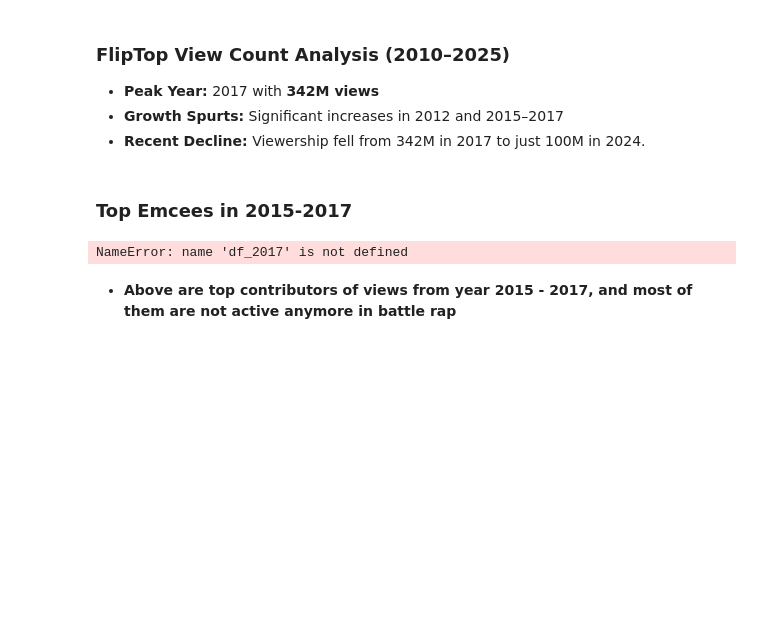
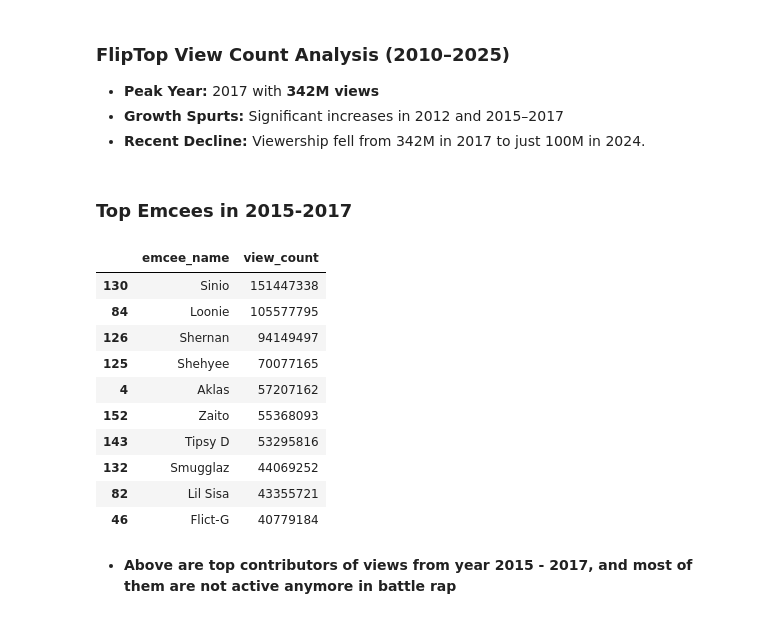
Before and after one commit to robindude8000/fliptop-eda, a Jupyter notebook: eda_notebook.ipynb, the cells around one changed output. Cells and saved outputs as stored; diff of their text form; code cells hidden in the pictures; blank space fills up the shorter version.

```diff
--- a/eda_notebook.ipynb
+++ b/eda_notebook.ipynb
@@ -185,11 +185,21 @@ plt.show()
 ### Top Emcees in 2015-2017
 # %%
 df_1517 = df_full[df_full["year"].isin([2015,2016,2017])]
-df_1517 = df_2017[~df_2017["emcee_name"].str.contains("/")]
-top_mc_1517 = df_2017.groupby("emcee_name")[["view_count"]].sum().reset_index().nlargest(10, "view_count")
+df_1517 = df_1517[~df_1517["emcee_name"].str.contains("/")]
+top_mc_1517 = df_1517.groupby("emcee_name")[["view_count"]].sum().reset_index().nlargest(10, "view_count")
 top_mc_1517
 # %% [output]
-NameError: name 'df_2017' is not defined
+|  | emcee_name | view_count |
+| 130 | Sinio | 151447338 |
+| 84 | Loonie | 105577795 |
+| 126 | Shernan | 94149497 |
+| 125 | Shehyee | 70077165 |
+| 4 | Aklas | 57207162 |
+| 152 | Zaito | 55368093 |
+| 143 | Tipsy D | 53295816 |
+| 132 | Smugglaz | 44069252 |
+| 82 | Lil Sisa | 43355721 |
+| 46 | Flict-G | 40779184 |
 # %% [markdown]
 - **Above are top contributors of views from year 2015 - 2017, and most of them are not active anymore in battle rap**
 # %% [markdown]
```
Also changed, not shown: parts of 2 cells of this notebook.
